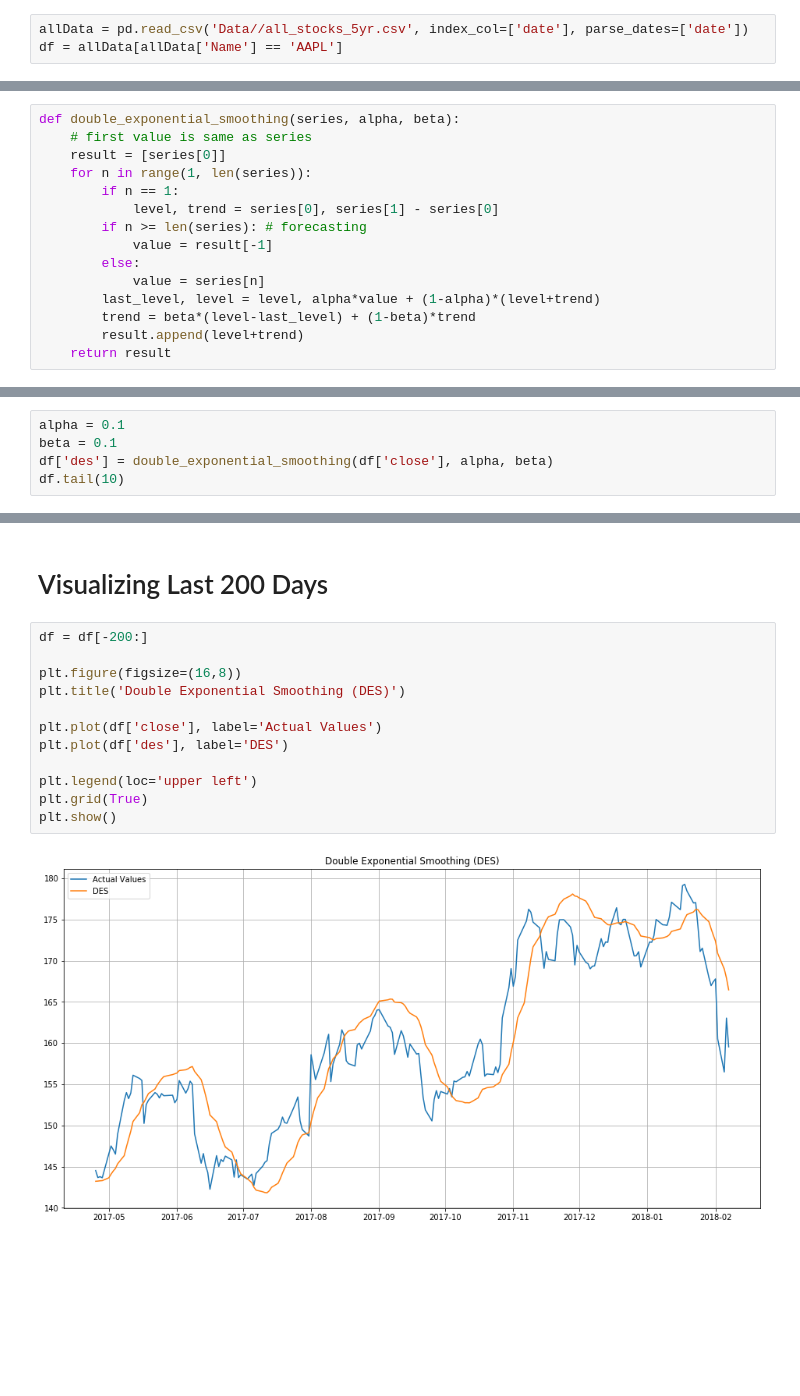
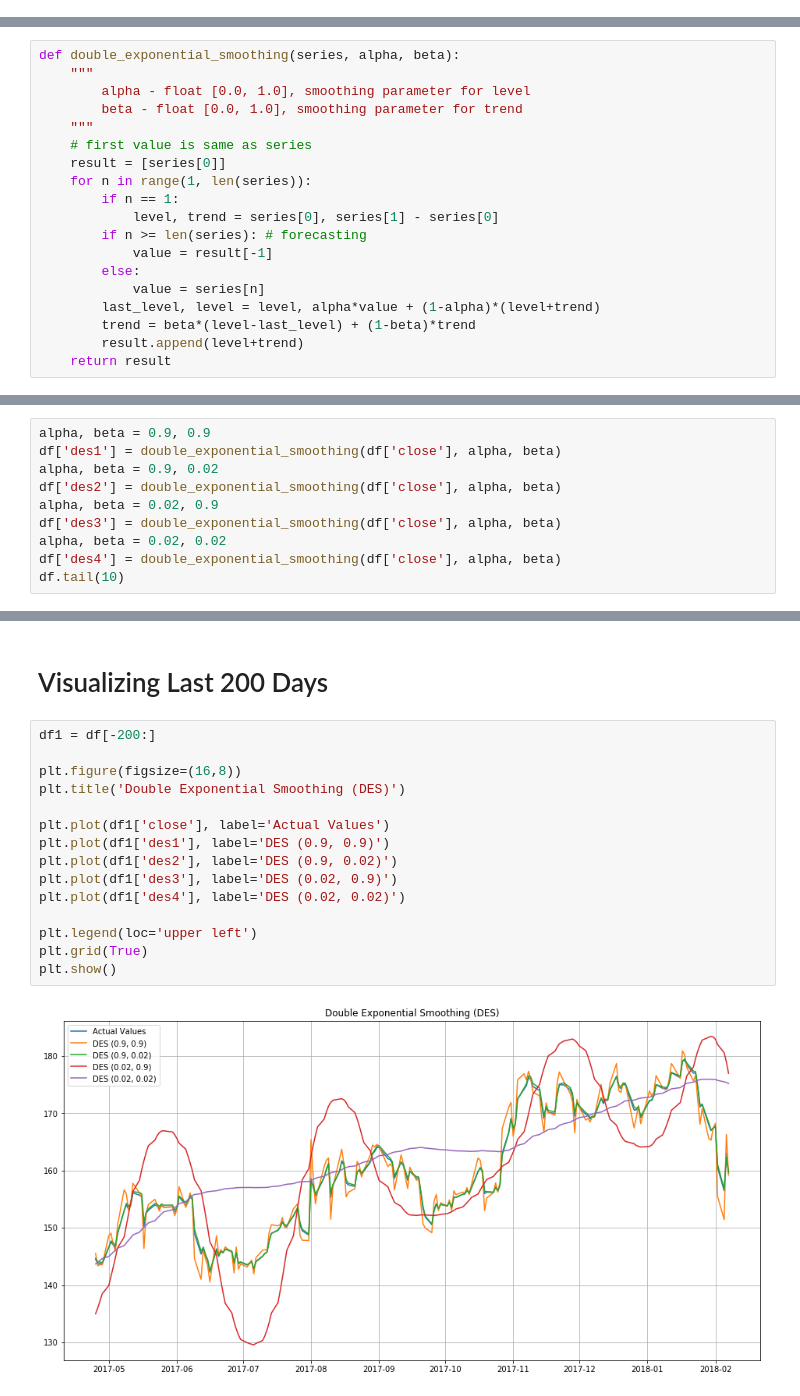
Before and after one commit to pournasserian/TimeSeries, a Jupyter notebook: 5-DoubleExponentialSmoothing.ipynb, the cells around one changed output, grey strips where cells are left out. Saved outputs shown, nothing was run; the diff lists cells and outputs as text; blank space fills up the shorter version.

```diff
--- a/5-DoubleExponentialSmoothing.ipynb
+++ b/5-DoubleExponentialSmoothing.ipynb
@@ -11,3 +2,0 @@ pd.options.mode.chained_assignment = None
-# %%
-allData = pd.read_csv('Data//all_stocks_5yr.csv', index_col=['date'], parse_dates=['date'])
-df = allData[allData['Name'] == 'AAPL']
@@ -19,6 +11,10 @@ df = allData[allData['Name'] == 'AAPL']
 - TES is useful to understand the trend and intercept.
 # %%
 def double_exponential_smoothing(series, alpha, beta):
+    """
+        alpha - float [0.0, 1.0], smoothing parameter for level
+        beta - float [0.0, 1.0], smoothing parameter for trend
+    """
     # first value is same as series
     result = [series[0]]
     for n in range(1, len(series)):
@@ -34,8 +30,3 @@ def double_exponential_smoothing(series, alpha, beta):
     return result
 # %% [markdown]
 # Calculating Double Exponential Smoothing
-# %%
-alpha = 0.1
-beta = 0.1
-df['des'] = double_exponential_smoothing(df['close'], alpha, beta)
-df.tail(10)
@@ -54,0 +33,10 @@ df.tail(10)
+# %%
+alpha, beta = 0.9, 0.9
+df['des1'] = double_exponential_smoothing(df['close'], alpha, beta)
+alpha, beta = 0.9, 0.02
+df['des2'] = double_exponential_smoothing(df['close'], alpha, beta)
+alpha, beta = 0.02, 0.9
+df['des3'] = double_exponential_smoothing(df['close'], alpha, beta)
+alpha, beta = 0.02, 0.02
+df['des4'] = double_exponential_smoothing(df['close'], alpha, beta)
+df.tail(10)
@@ -69,16 +73,19 @@ plt.show()
 # %% [markdown]
 # Visualizing Last 200 Days
 # %%
-df = df[-200:]
+df1 = df[-200:]
 
 plt.figure(figsize=(16,8))
 plt.title('Double Exponential Smoothing (DES)')
 
-plt.plot(df['close'], label='Actual Values')
-plt.plot(df['des'], label='DES')
+plt.plot(df1['close'], label='Actual Values')
+plt.plot(df1['des1'], label='DES (0.9, 0.9)')
+plt.plot(df1['des2'], label='DES (0.9, 0.02)')
+plt.plot(df1['des3'], label='DES (0.02, 0.9)')
+plt.plot(df1['des4'], label='DES (0.02, 0.02)')
 
 plt.legend(loc='upper left')
 plt.grid(True)
 plt.show()
 # %% [output]
-[figure, old version]
+[figure, new version]
```
Also changed, not shown: parts of 6 cells of this notebook, 25 other files.
